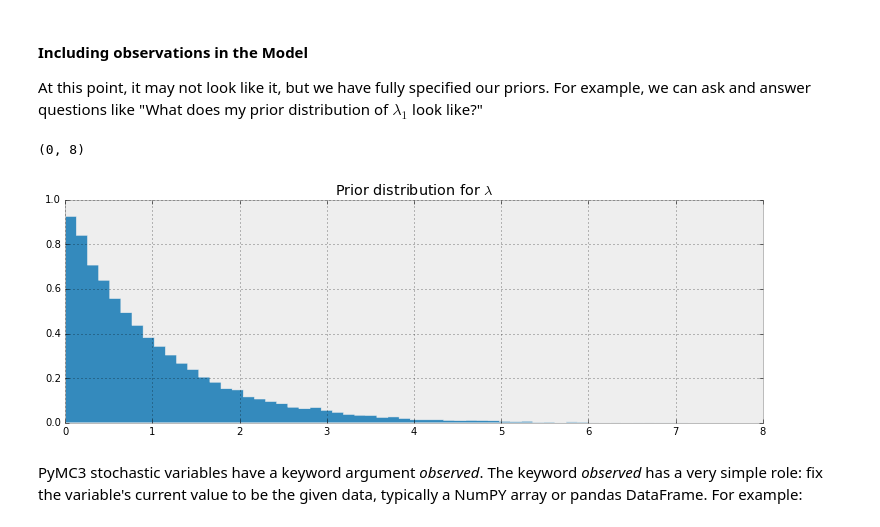
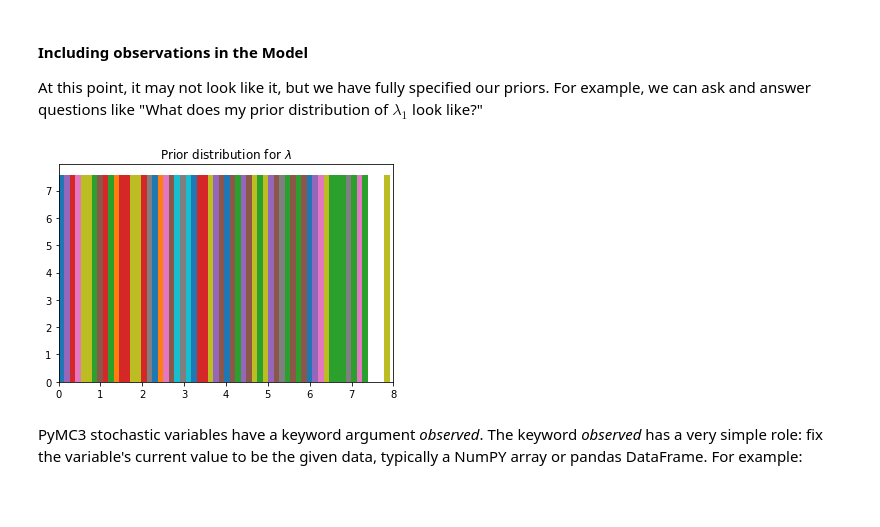
Before and after one commit to telescreen/Notebook, a Jupyter notebook: MCMC/PyMC3 Memo.ipynb, the cells around one changed output. Saved outputs shown, nothing was run; the diff lists cells and outputs as text; code cells hidden in the pictures; blank space fills up the shorter version.

```diff
--- a/MCMC/PyMC3 Memo.ipynb
+++ b/MCMC/PyMC3 Memo.ipynb
@@ -65,18 +84,16 @@ with pm.Model() as theano_test:
 
 At this point, it may not look like it, but we have fully specified our priors. For example, we can ask and answer questions like "What does my prior distribution of $\lambda_1$ look like?"
 # %%
-figsize(12.5, 4)
 with pm.Model() as model:
     lambda_1 = pm.Exponential('lambda_1', 1)
 
 
-samples = [lambda_1.random() for i in range(20000)]
-plt.hist(samples, bins=70, normed=True, histtype="stepfilled")
+samples = [lambda_1.random() for i in range(10000)]
+plt.hist(samples, bins=70, density=True, histtype="stepfilled")
 plt.title("Prior distribution for $\lambda$")
-plt.xlim(0, 8)
+plt.xlim(0, 8);
 # %% [output]
-(0, 8)
-[figure, old version]
+[figure, new version]
 # %% [markdown]
 PyMC3 stochastic variables have a keyword argument *observed*. The keyword *observed* has a very simple role: fix the variable's current value to be the given data, typically a NumPY array or pandas DataFrame. For example:
 # %%
```
Also changed, not shown: parts of 39 cells of this notebook, 3 other files.
